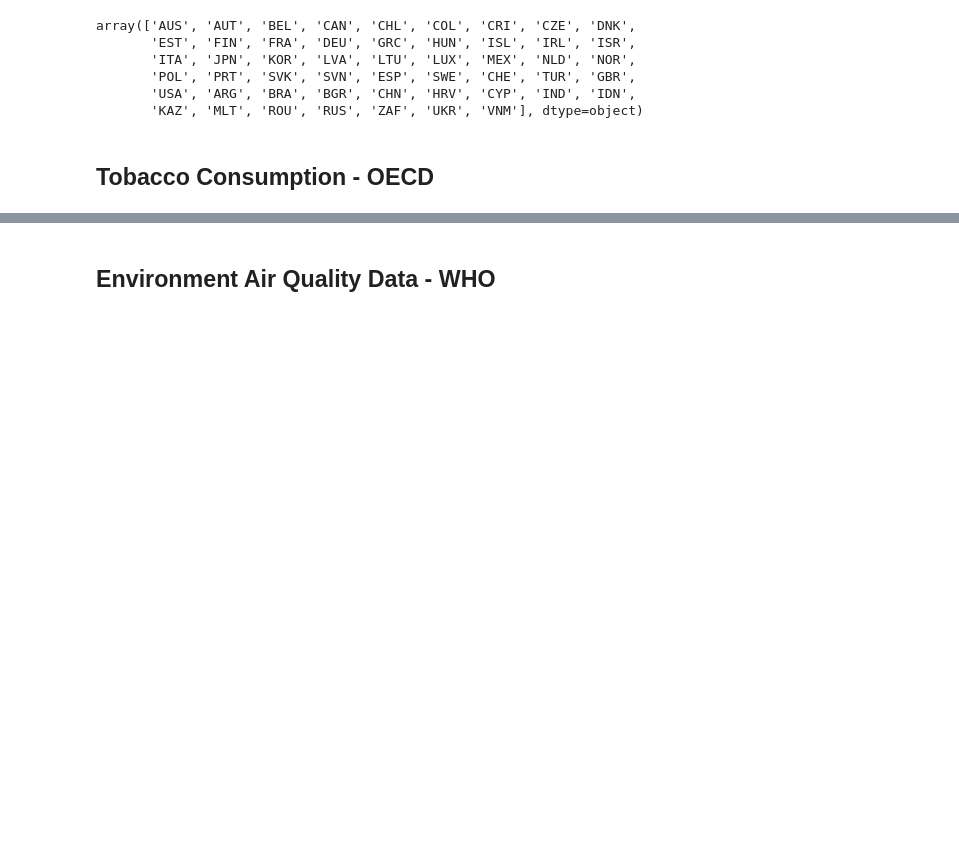
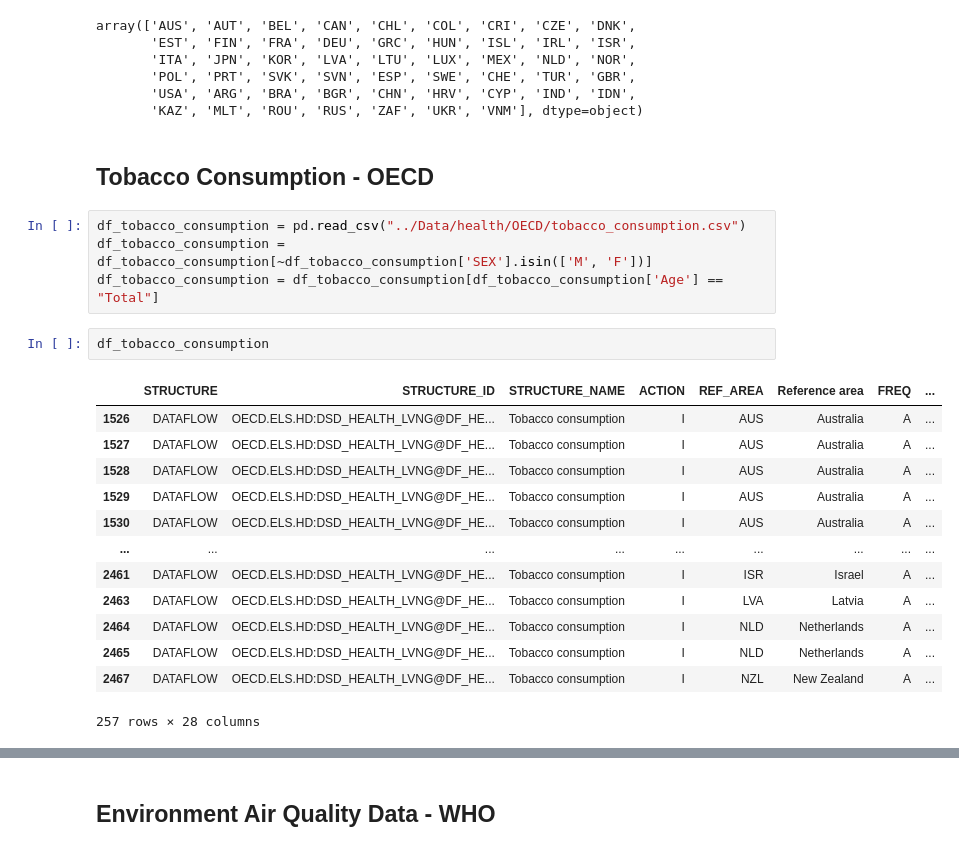
Before and after one commit to gitBugD/GML_RespiratoryDiseases, a Jupyter notebook: DataMerge.ipynb, the cells around one changed output, grey strips where cells are left out. Drawn from its saved outputs; the diff is of its cells as text; blank space fills up the shorter version.

Commit message:
new version data merge, without duplicates

```diff
--- a/DataMerge.ipynb
+++ b/DataMerge.ipynb
@@ -499,6 +499,26 @@ array(['AUS', 'AUT', 'BEL', 'CAN', 'CHL', 'COL', 'CRI', 'CZE', 'DNK',
        'KAZ', 'MLT', 'ROU', 'RUS', 'ZAF', 'UKR', 'VNM'], dtype=object)
 # %% [markdown]
 ## Tobacco Consumption - OECD
+# %%
+df_tobacco_consumption = pd.read_csv("../Data/health/OECD/tobacco_consumption.csv")
+df_tobacco_consumption = df_tobacco_consumption[~df_tobacco_consumption['SEX'].isin(['M', 'F'])]
+df_tobacco_consumption = df_tobacco_consumption[df_tobacco_consumption['Age'] == "Total"]
+# %%
+df_tobacco_consumption
+# %% [output]
+|  | STRUCTURE | STRUCTURE_ID | STRUCTURE_NAME | ACTION | REF_AREA | Reference area | FREQ | ... |
+| 1526 | DATAFLOW | OECD.ELS.HD:DSD_HEALTH_LVNG@DF_HE... | Tobacco consumption | I | AUS | Australia | A | ... |
+| 1527 | DATAFLOW | OECD.ELS.HD:DSD_HEALTH_LVNG@DF_HE... | Tobacco consumption | I | AUS | Australia | A | ... |
+| 1528 | DATAFLOW | OECD.ELS.HD:DSD_HEALTH_LVNG@DF_HE... | Tobacco consumption | I | AUS | Australia | A | ... |
+| 1529 | DATAFLOW | OECD.ELS.HD:DSD_HEALTH_LVNG@DF_HE... | Tobacco consumption | I | AUS | Australia | A | ... |
+| 1530 | DATAFLOW | OECD.ELS.HD:DSD_HEALTH_LVNG@DF_HE... | Tobacco consumption | I | AUS | Australia | A | ... |
+| ... | ... | ... | ... | ... | ... | ... | ... | ... |
+| 2461 | DATAFLOW | OECD.ELS.HD:DSD_HEALTH_LVNG@DF_HE... | Tobacco consumption | I | ISR | Israel | A | ... |
+| 2463 | DATAFLOW | OECD.ELS.HD:DSD_HEALTH_LVNG@DF_HE... | Tobacco consumption | I | LVA | Latvia | A | ... |
+| 2464 | DATAFLOW | OECD.ELS.HD:DSD_HEALTH_LVNG@DF_HE... | Tobacco consumption | I | NLD | Netherlands | A | ... |
+| 2465 | DATAFLOW | OECD.ELS.HD:DSD_HEALTH_LVNG@DF_HE... | Tobacco consumption | I | NLD | Netherlands | A | ... |
+| 2467 | DATAFLOW | OECD.ELS.HD:DSD_HEALTH_LVNG@DF_HE... | Tobacco consumption | I | NZL | New Zealand | A | ... |
+257 rows × 28 columns
 # %%
 df_tobacco_consumption = pd.read_csv("../Data/health/OECD/tobacco_consumption.csv")
 df_tobacco_consumption = df_tobacco_consumption[~df_tobacco_consumption['SEX'].isin(['M', 'F'])]
```
Also changed, not shown: parts of 6 cells of this notebook, 1 other file.
